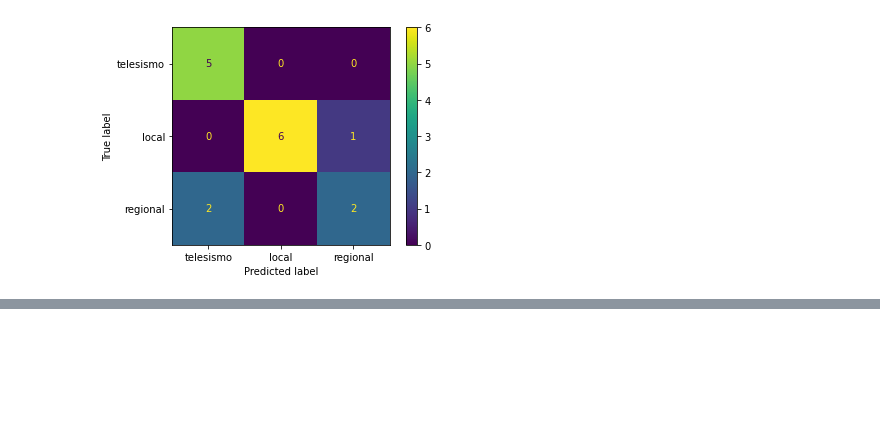
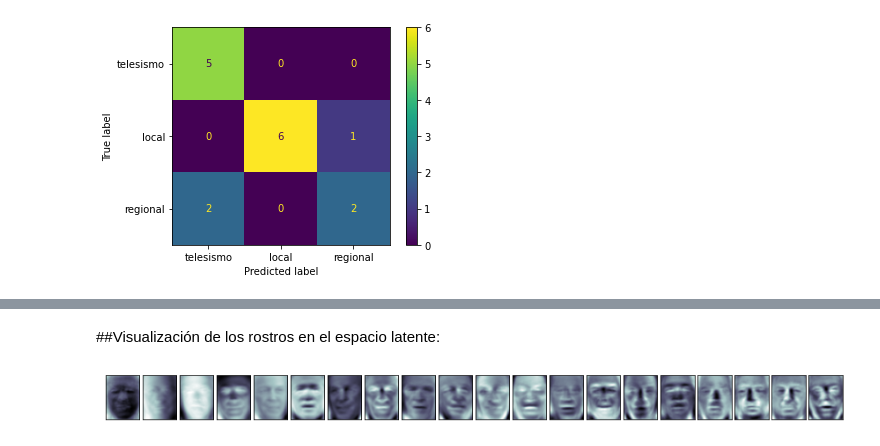
Before and after one commit to MyFirstVlog/miniProyecto-2-ts3, a Jupyter notebook: MiniProyecto2.ipynb, the cells around one changed output, grey strips where cells are left out. Cells and saved outputs as stored; diff of their text form; code cells hidden in the pictures; blank space fills up the shorter version.

```diff
--- a/MiniProyecto2.ipynb
+++ b/MiniProyecto2.ipynb
@@ -359,0 +305,11 @@ ax[1, 0].set_ylabel('-dim\nreconstruction');
+# %% [markdown]
+##Visualización de los rostros en el espacio latente:
+# %%
+Wprojection = pca.components_
+PC1 = Wprojection[0]
+
+fig, axes = plt.subplots(1, 20, figsize=(15, 5), subplot_kw={'xticks':[], 'yticks':[]}, gridspec_kw=dict(hspace=0.1, wspace=0.1))
+for i, ax in enumerate(axes.flat):
+    ax.imshow(Wprojection[i].reshape(62, 47), cmap='bone')
+# %% [output]
+[figure, added]
```
Also changed, not shown: parts of 29 cells of this notebook.
